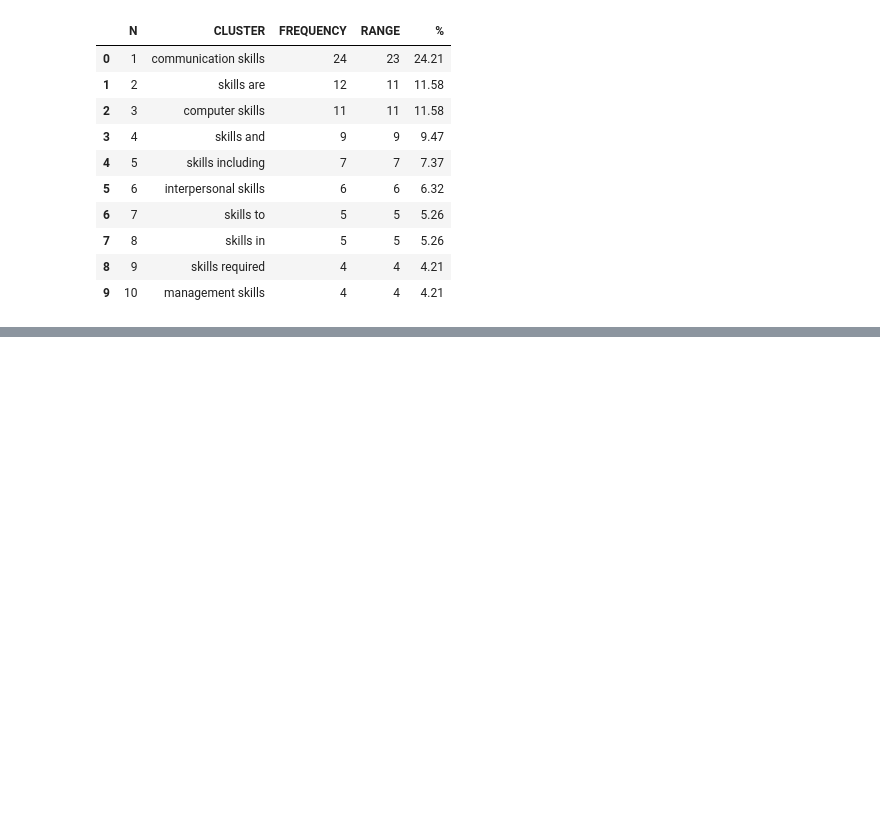
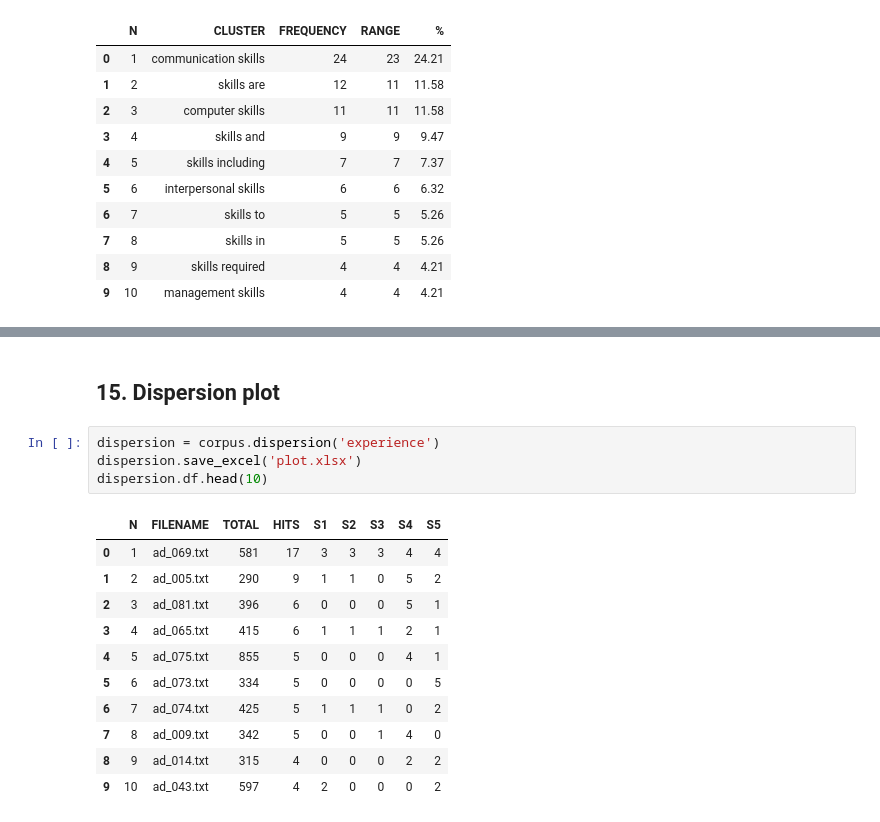
Before and after one commit to ilexistools/kitconc-usage, a Jupyter notebook: basics.ipynb, the cells around one changed output, grey strips where cells are left out. Drawn from its saved outputs; the diff is of its cells as text; blank space fills up the shorter version.

```diff
--- a/basics.ipynb
+++ b/basics.ipynb
@@ -293,0 +313,18 @@ clusters.df.head(10)
+# %% [markdown]
+## **15. Dispersion plot**
+# %%
+dispersion = corpus.dispersion('experience')
+dispersion.save_excel('plot.xlsx')
+dispersion.df.head(10)
+# %% [output]
+|  | N | FILENAME | TOTAL | HITS | S1 | S2 | S3 | S4 | S5 |
+| 0 | 1 | ad_069.txt | 581 | 17 | 3 | 3 | 3 | 4 | 4 |
+| 1 | 2 | ad_005.txt | 290 | 9 | 1 | 1 | 0 | 5 | 2 |
+| 2 | 3 | ad_081.txt | 396 | 6 | 0 | 0 | 0 | 5 | 1 |
+| 3 | 4 | ad_065.txt | 415 | 6 | 1 | 1 | 1 | 2 | 1 |
+| 4 | 5 | ad_075.txt | 855 | 5 | 0 | 0 | 0 | 4 | 1 |
+| 5 | 6 | ad_073.txt | 334 | 5 | 0 | 0 | 0 | 0 | 5 |
+| 6 | 7 | ad_074.txt | 425 | 5 | 1 | 1 | 1 | 0 | 2 |
+| 7 | 8 | ad_009.txt | 342 | 5 | 0 | 0 | 1 | 4 | 0 |
+| 8 | 9 | ad_014.txt | 315 | 4 | 0 | 0 | 0 | 2 | 2 |
+| 9 | 10 | ad_043.txt | 597 | 4 | 2 | 0 | 0 | 0 | 2 |
```
Also changed, not shown: parts of 2 cells of this notebook.
